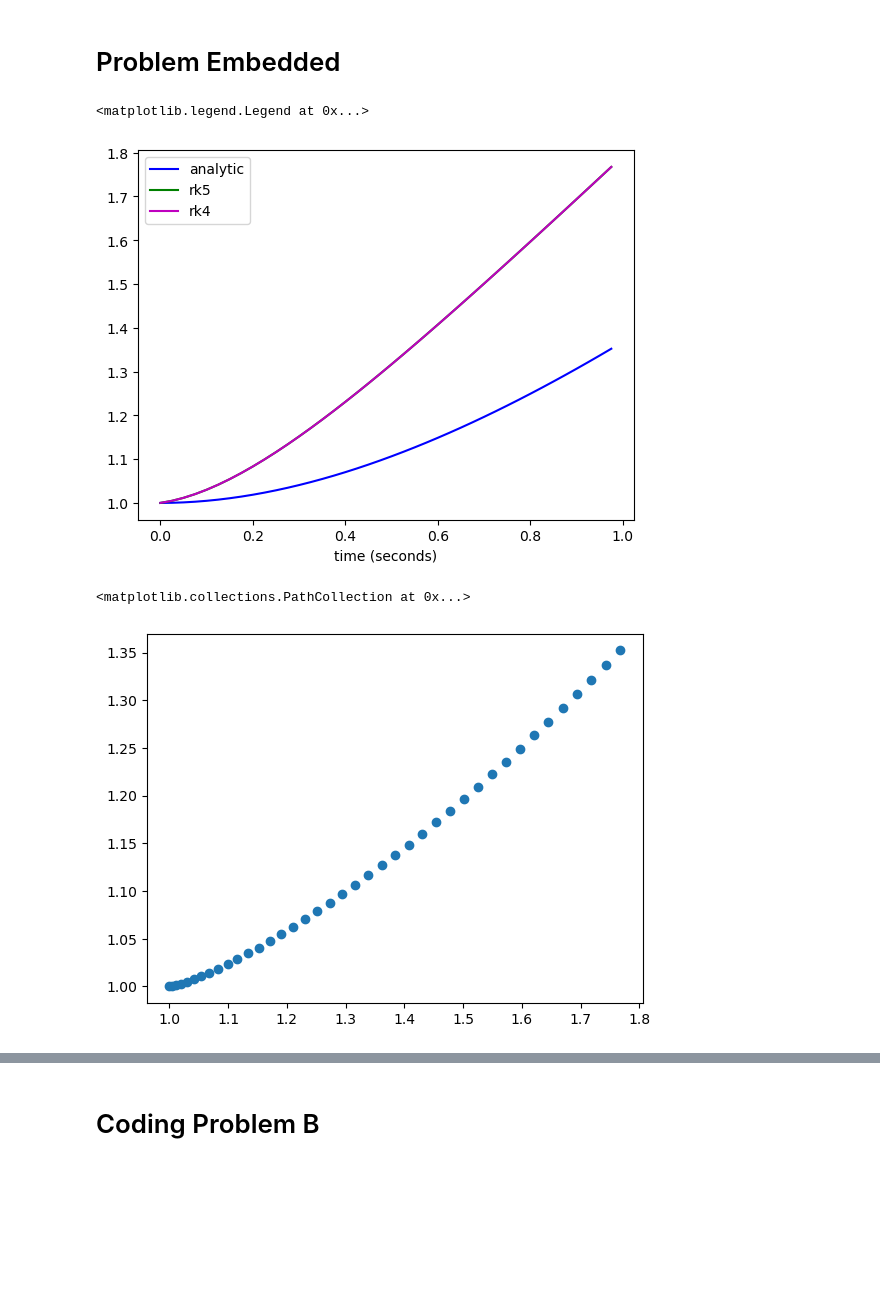
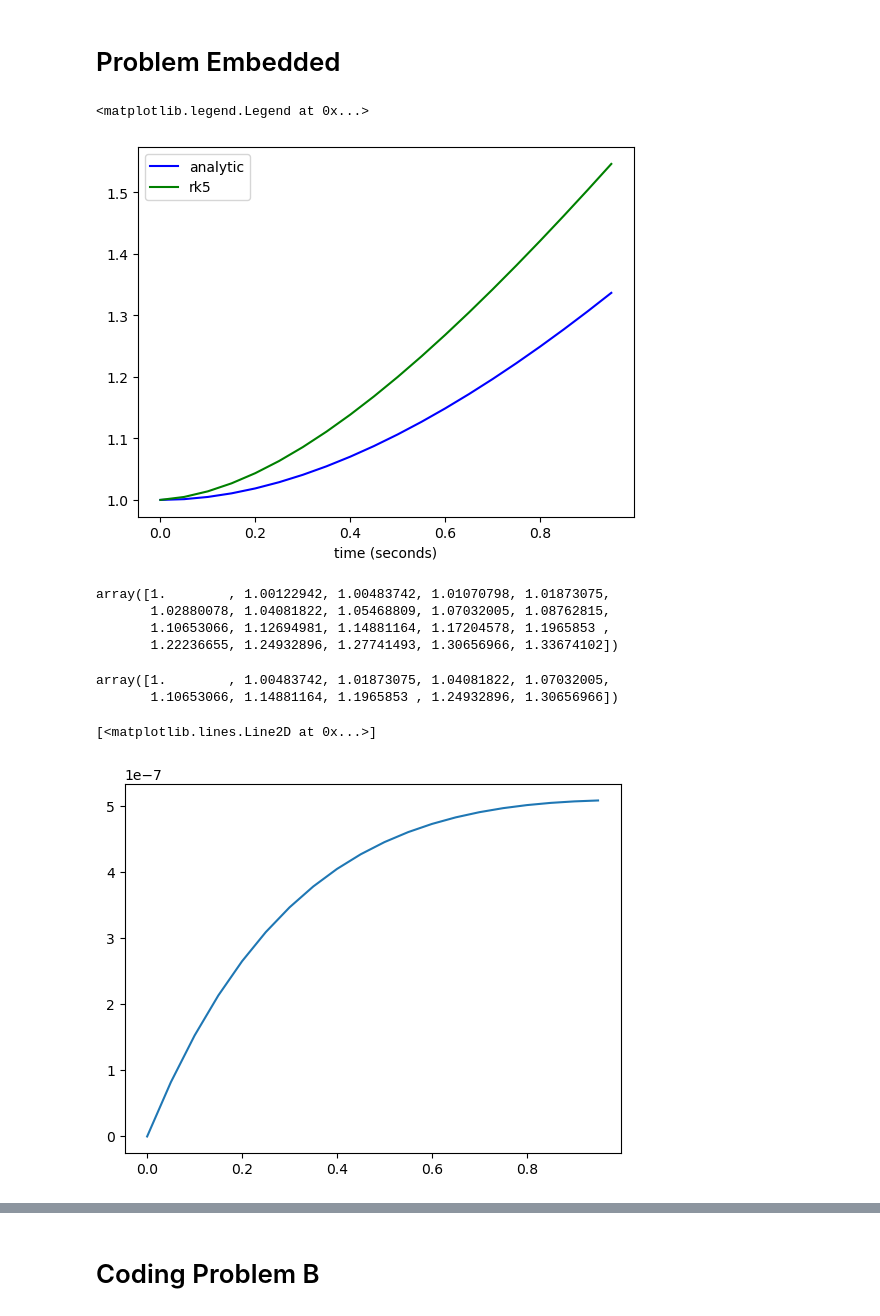
Before and after one commit to nicduboc/numeric_2024, a Jupyter notebook: numlabs/lab4/duboc_assig4.ipynb, the cells around one changed output, grey strips where cells are left out. Cells and saved outputs as stored; diff of their text form; code cells hidden in the pictures; blank space fills up the shorter version.

```diff
--- a/numlabs/lab4/duboc_assig4.ipynb
+++ b/numlabs/lab4/duboc_assig4.ipynb
@@ -20,12 +20,14 @@ def RK5(coeffs,y,tstep):
 initialVals={'yinitial': 1,'t_beg':0.,'t_end':1.,'dt':0.1,'c1':-1.,'c2':1.,'c3':1.}
 coeff = initinter41(initialVals)
 
-timeVec=np.arange(coeff.t_beg,coeff.t_end,coeff.dt*0.25)
+timeVec=np.arange(coeff.t_beg,coeff.t_end,0.05)
 nsteps=len(timeVec)
 yrk4=[]
 yrk5=[]
 yrk4.append(coeff.yinitial)
 yrk5.append(coeff.yinitial)
+
+tsteps = [coeff.dt,coeff.dt*0.5,coeff.dt] #list of different time steps
 
 for i in np.arange(1,nsteps):
     yrk4_new=rk4ODEinter41(coeff,yrk4[i-1],timeVec[i-1])
@@ -38,13 +40,26 @@ theFig,theAx=plt.subplots(1,1)
 l1=theAx.plot(timeVec,analytic,'b-',label='analytic')
 theAx.set_xlabel('time (seconds)')
 l2=theAx.plot(timeVec,yrk5,'g-',label='rk5')
-l3=theAx.plot(timeVec,yrk4,'m-',label='rk4')
+#l3=theAx.plot(timeVec,yrk4,'m-',label='rk4')
 theAx.legend(loc='best')
 # %% [output]
 <matplotlib.legend.Legend at 0x...>
-[figure, old version]
+[figure, new version]
+# %%
+analytic
+# %% [output]
+array([1.        , 1.00122942, 1.00483742, 1.01070798, 1.01873075,
+       1.02880078, 1.04081822, 1.05468809, 1.07032005, 1.08762815,
+       1.10653066, 1.12694981, 1.14881164, 1.17204578, 1.1965853 ,
+       1.22236655, 1.24932896, 1.27741493, 1.30656966, 1.33674102])
+# %%
+analytic
+# %% [output]
+array([1.        , 1.00483742, 1.01873075, 1.04081822, 1.07032005,
+       1.10653066, 1.14881164, 1.1965853 , 1.24932896, 1.30656966])
 # %%
-plt.scatter(yrk5,analytic)
+diff_est = np.subtract(yrk4,yrk5)
+plt.plot(timeVec,diff_est)
 # %% [output]
-<matplotlib.collections.PathCollection at 0x...>
+[<matplotlib.lines.Line2D at 0x...>]
-[figure, old version]
+[figure, new version]
```
Also changed, not shown: parts of 3 cells of this notebook, 2 other files.
